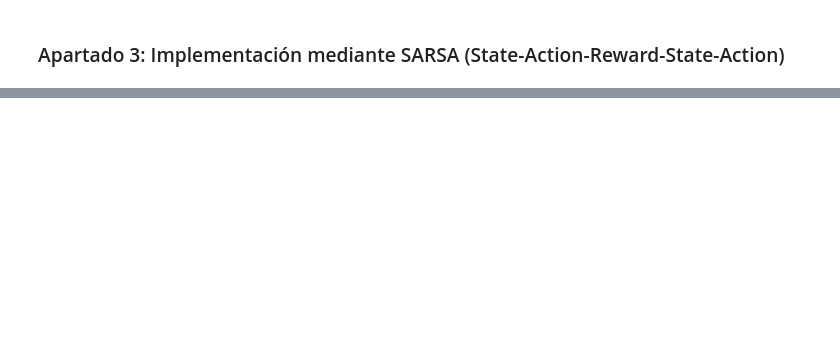
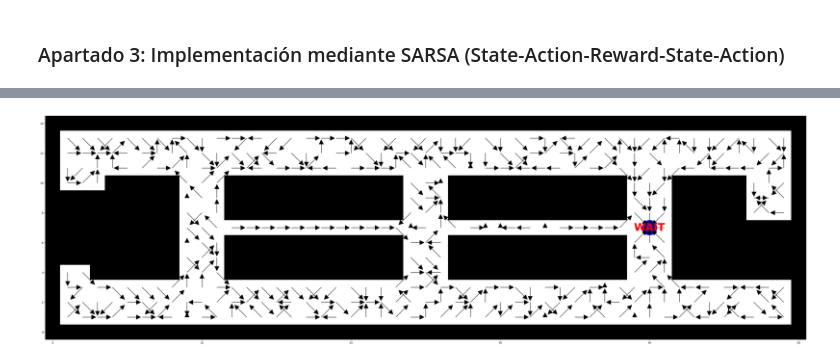
Before and after one commit to jormunrod/IA_RL_Project, a Jupyter notebook: Proyect.ipynb, the cells around one changed output, grey strips where cells are left out. Saved outputs shown, nothing was run; the diff lists cells and outputs as text; code cells hidden in the pictures; blank space fills up the shorter version.

```diff
--- a/Proyect.ipynb
+++ b/Proyect.ipynb
@@ -254,10 +311,10 @@ visualiza_politica(politica_greedy)
 # %% [markdown]
 ### Apartado 3: Implementación mediante SARSA (State-Action-Reward-State-Action)
 # %%
-def epsilon_greedy_policy(state, Q):
+def epsilon_greedy_policy(state, Q, epsilon):
     """ Selección de acciones usando la política epsilon-greedy. """
-    if random.random() < epsilon:
-        return random.choice(nav_acciones)
+    if np.random.uniform() < epsilon:
+        return np.random.choice(nav_acciones)
     else:
         return max(Q[state], key=Q[state].get)
 
@@ -265,7 +322,7 @@ def sarsa(mapa, destino, num_episodes, max_steps=100, alpha=0.1, gamma=0.95, eps
     Q = {estado: {accion: 0 for accion in nav_acciones} for estado in nav_estados}
     for episode in range(num_episodes):
         estado = inicializa_posicion(mapa, destino)
-        accion = epsilon_greedy_policy(estado, Q)
+        accion = epsilon_greedy_policy(estado, Q, epsilon)
 
         for _ in range(max_steps):
             nuevo_estado = aplica_accion(estado, accion)
@@ -299,0 +343,9 @@ visualiza_politica(politica_sarsa)
+# %%
+# Política SARSA variando el número de episodios, alpha, gamma y epsilon
+# a) 100000 episodios, alpha=0.1, gamma=0.95, epsilon=0.1 (politica_sarsa_a)
+# ...
+
+
+politica_sarsa_a = sarsa(mapa, destino, 100000, alpha=0.1, gamma=0.95, epsilon=0.1)
+# %% [output]
+[figure, added]
```
Also changed, not shown: parts of 13 cells of this notebook.
